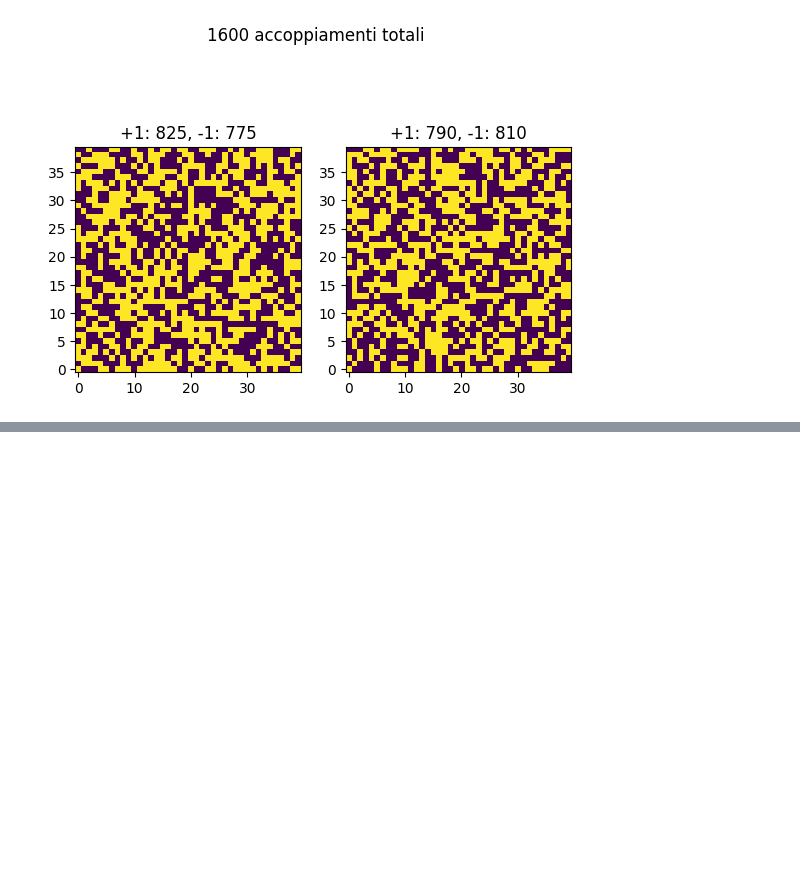
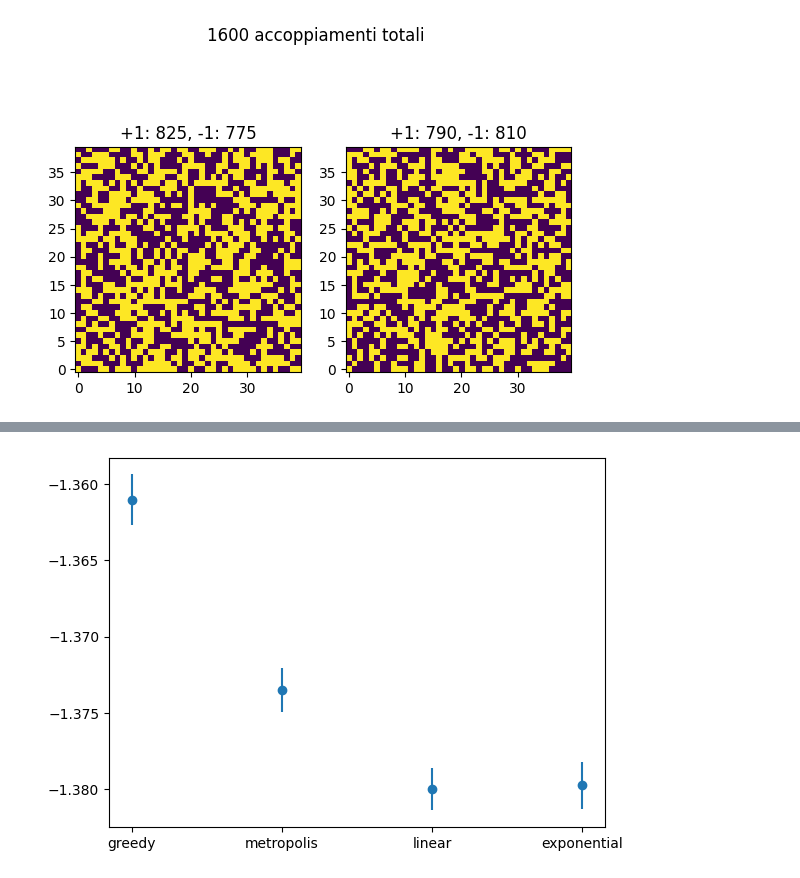
Before and after one commit to nicola-lamaddalena/computational_physics_course, a Jupyter notebook: rng/spin_glass/spin_glass.ipynb, the cells around one changed output, grey strips where cells are left out. Drawn from its saved outputs; the diff is of its cells as text; code cells hidden in the pictures; blank space fills up the shorter version.

Commit message:
SPIN GLASS: versione incompleta, manca ultimo esercizio e relazione

```diff
--- a/rng/spin_glass/spin_glass.ipynb
+++ b/rng/spin_glass/spin_glass.ipynb
@@ -164,0 +178,23 @@ plt.show()
+# %%
+run = 10
+ANN_STEPS = 2000
+lin_annealing = np.linspace(T0, Tf, ANN_STEPS)
+exp_annealing = np.logspace(np.log10(T0), np.log10(Tf), ANN_STEPS)
+lin_ann_en = np.zeros(run)
+exp_ann_en = np.zeros(run)
+
+checkerboard = np.zeros((L,L), dtype=bool)
+checkerboard[::2, ::2] = True
+checkerboard[1::2, 1::2] = True
+
+for i in range(run):
+    lin_lattice = np.random.choice([-1,1], size=(L, L))
+    exp_lattice = np.random.choice([-1,1], size=(L, L))
+    for j in range(ANN_STEPS):
+        metropolis(lin_lattice, checkerboard, j_ver, j_hor, T=lin_annealing[j])
+        metropolis(exp_lattice, checkerboard, j_ver, j_hor, T=exp_annealing[j])
+    lin_ann_en[i] = energia(lin_lattice, j_ver, j_hor) / L**2
+    exp_ann_en[i] = energia(exp_lattice, j_ver, j_hor) / L**2
+
+lin_errs = np.std(lin_ann_en, ddof=1) / np.sqrt(run)
+exp_errs = np.std(exp_ann_en, ddof=1) / np.sqrt(run)
@@ -164,0 +207,8 @@ plt.show()
+# %%
+mean_engs = [np.mean(spin_energies), np.mean(energies_metro), np.mean(lin_ann_en), np.mean(exp_ann_en)]
+labels = ["greedy", "metropolis", "linear", "exponential"]
+errs = [spin_errs, metro_errs, lin_errs, exp_errs]
+plt.errorbar(labels, mean_engs, yerr=errs, fmt="o")
+plt.show()
+# %% [output]
+[figure, added]
```
Also changed, not shown: parts of 13 cells of this notebook.
